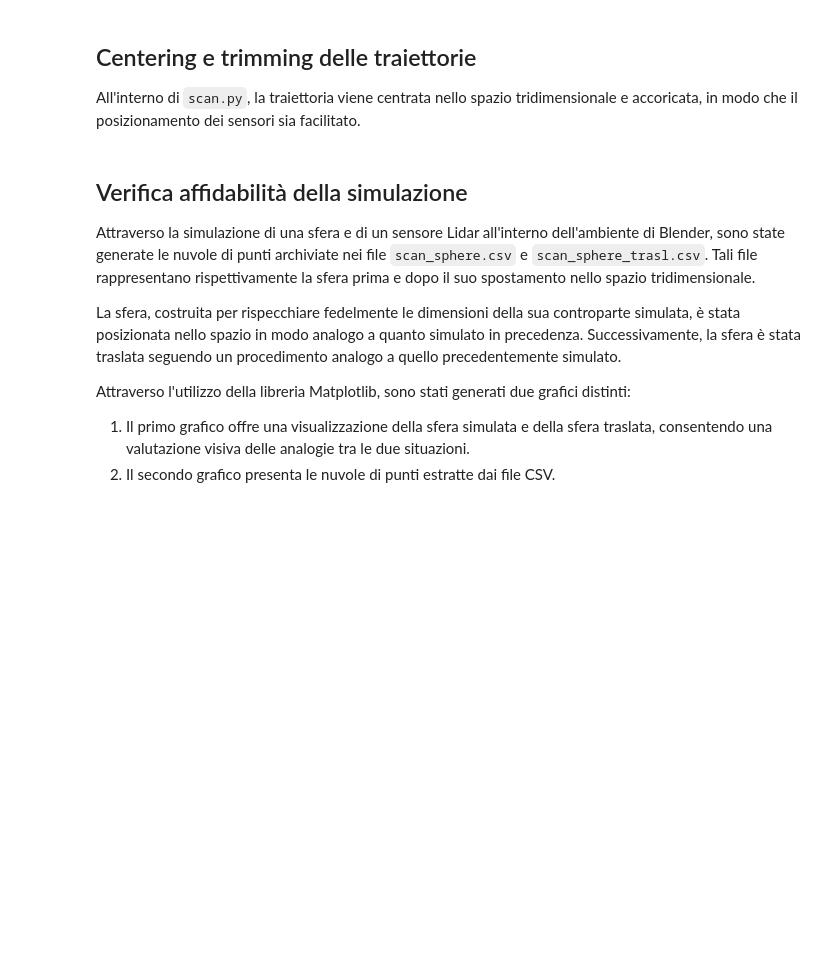
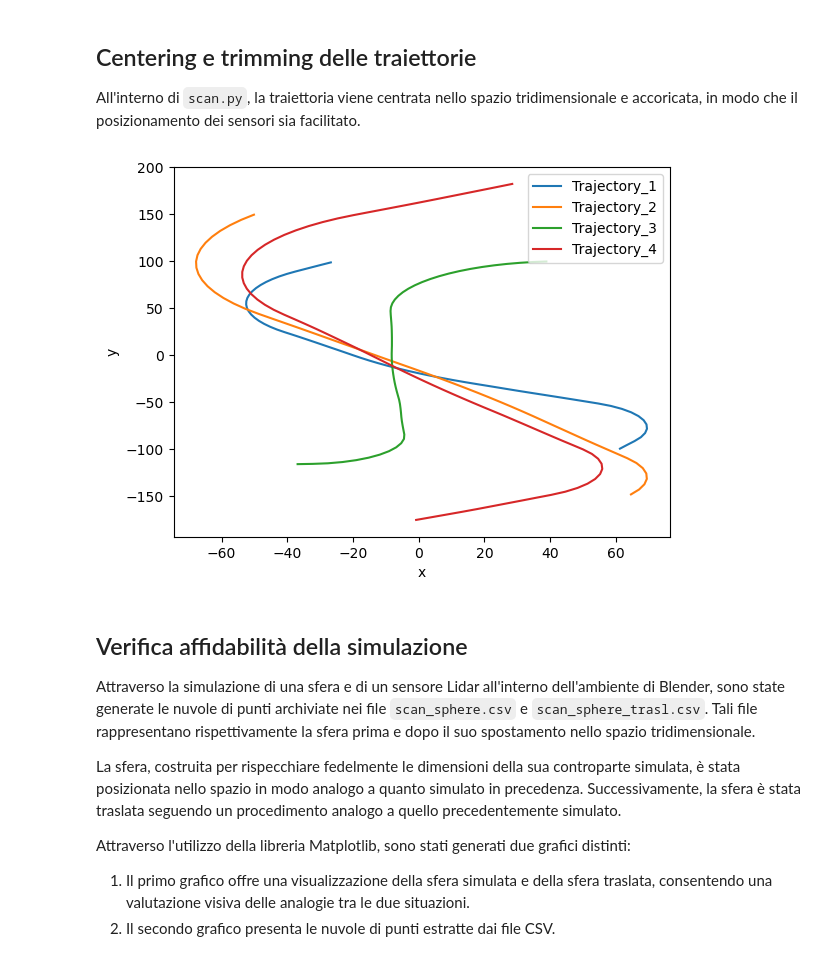
Before and after one commit to mazzaronecristian/blensor_lidar_simulation, a Jupyter notebook: plot_blensor_data.ipynb, the cells around one changed output. Saved outputs shown, nothing was run; the diff lists cells and outputs as text; code cells hidden in the pictures; blank space fills up the shorter version.

```diff
--- a/plot_blensor_data.ipynb
+++ b/plot_blensor_data.ipynb
@@ -133,21 +137,17 @@ All'interno di `scan.py`, la traiettoria viene centrata nello spazio tridimensio
 # %%
 df = pd.read_csv("vehicle_trajectories.csv")
 df_trimmed = df.groupby("label").apply(center_and_trim_trajectory).reset_index(drop=True)
 df_trimmed['time'] = df_trimmed.groupby('label')['time'].transform(lambda x: x - x.min())
 
 # plot_trajectory(df_trimmed[df_trimmed["label"] == "Trajectory_3"].reset_index(
 #         drop=True
 #     ), "after")
 
 df_trimmed.to_csv("vehicle_keyframes.csv", index=False)
 
-trajectories = {}
-for label in labels:
-    trajectory = df_trimmed[df_trimmed["label"] == label].reset_index(
-        drop=True
-    )
-    trajectories[label] = trajectory
-plot_all_trajectories(trajectories)
+plot_all_trajectories(df_trimmed)
+# %% [output]
+[figure, added]
 # %% [markdown]
 ## Verifica affidabilità della simulazione
 
```
Also changed, not shown: parts of 7 cells of this notebook, 1 other file.
